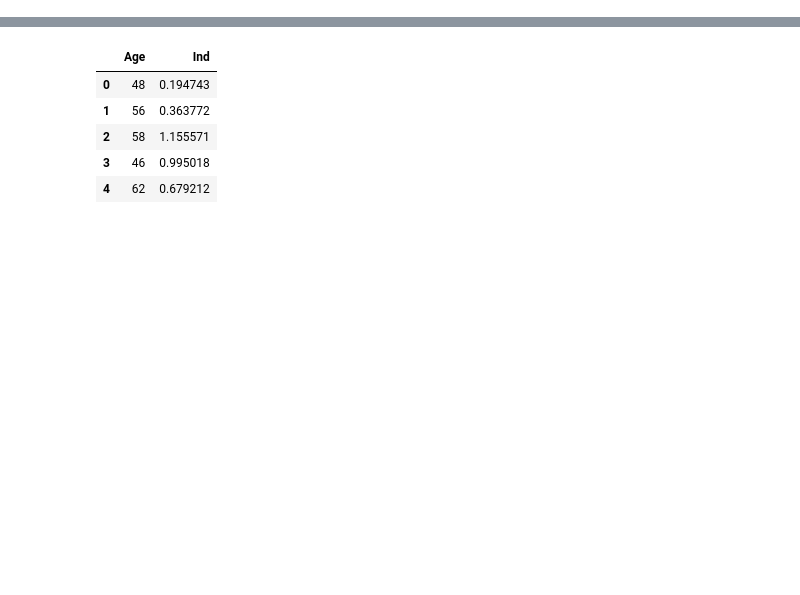
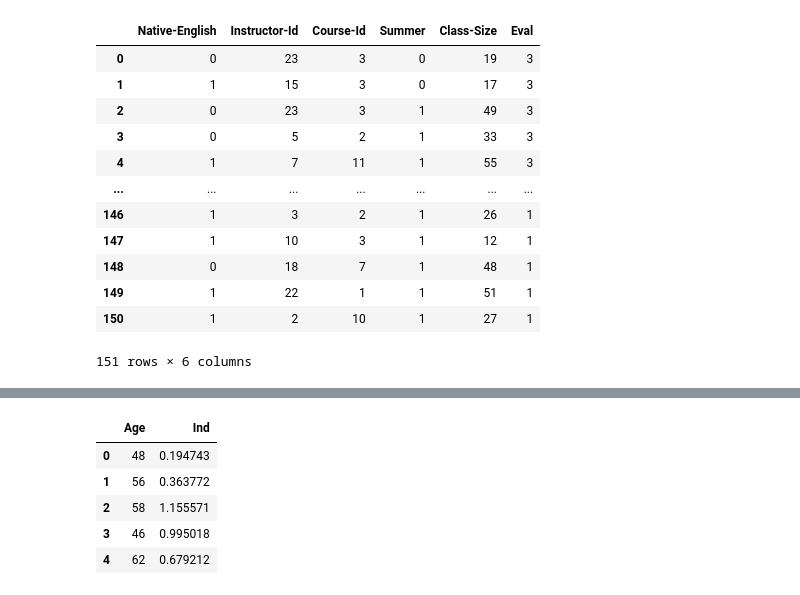
Before and after one commit to sjyk/cmsc21800, a Jupyter notebook: Feature Engineering.ipynb, the cells around one changed output, grey strips where cells are left out. Saved outputs shown, nothing was run; the diff lists cells and outputs as text; code cells hidden in the pictures; blank space fills up the shorter version.

```diff
--- a/Feature Engineering.ipynb
+++ b/Feature Engineering.ipynb
@@ -95,0 +16,16 @@ The goal of featurization is how to represent data numerically to best use the q
+# %%
+evals
+# %% [output]
+|  | Native-English | Instructor-Id | Course-Id | Summer | Class-Size | Eval |
+| 0 | 0 | 23 | 3 | 0 | 19 | 3 |
+| 1 | 1 | 15 | 3 | 0 | 17 | 3 |
+| 2 | 0 | 23 | 3 | 1 | 49 | 3 |
+| 3 | 0 | 5 | 2 | 1 | 33 | 3 |
+| 4 | 1 | 7 | 11 | 1 | 55 | 3 |
+| ... | ... | ... | ... | ... | ... | ... |
+| 146 | 1 | 3 | 2 | 1 | 26 | 1 |
+| 147 | 1 | 10 | 3 | 1 | 12 | 1 |
+| 148 | 0 | 18 | 7 | 1 | 48 | 1 |
+| 149 | 1 | 22 | 1 | 1 | 51 | 1 |
+| 150 | 1 | 2 | 10 | 1 | 27 | 1 |
+151 rows × 6 columns
```
Also changed, not shown: parts of 36 cells of this notebook, 3 other files.
